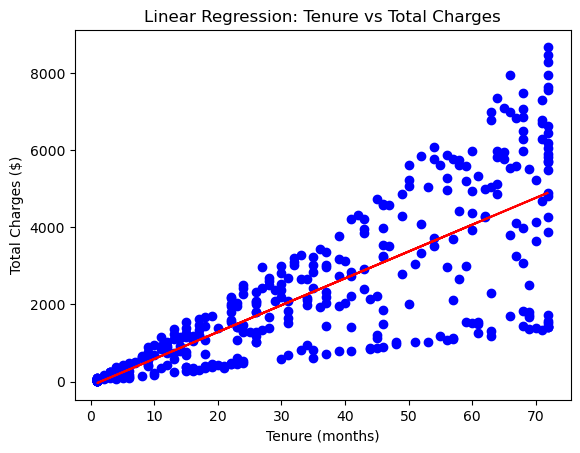
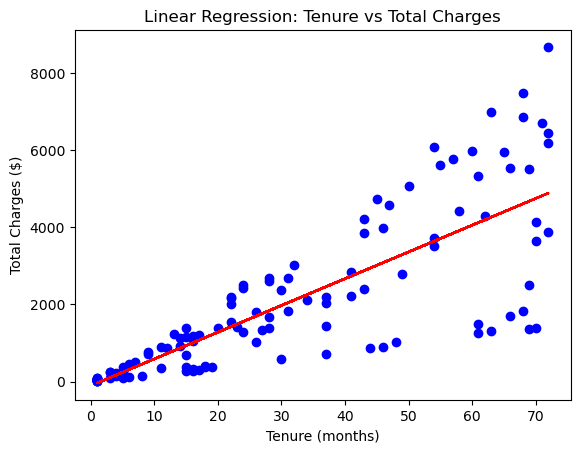
Code edit (unified diff) that turned the first committed figure into the second:
--- before
+++ after
@@ -2,4 +2,5 @@
 import pandas as pd
 from sklearn.linear_model import LinearRegression
+from sklearn.model_selection import train_test_split
 import matplotlib.pyplot as plt
 
@@ -10,18 +11,20 @@
 
 # Create X and y
-X = churn_df["tenure"].values.reshape(-1, 1)
-y = churn_df["TotalCharges"].values
+X_churn = churn_df["tenure"].values.reshape(-1, 1)
+y_churn = churn_df["TotalCharges"].values
+
+X_train_churn, X_test_churn, y_train_churn, y_test_churn = train_test_split(X_churn, y_churn, test_size=0.3, random_state=42)
 
 # Create and fit the model
-reg = LinearRegression()
-reg.fit(X, y)
+reg_churn = LinearRegression()
+reg_churn.fit(X_train_churn, y_train_churn)
 
 # Make predictions
-predictions = reg.predict(X)
-print(predictions[:5])
+y_pred_churn = reg_churn.predict(X_test_churn)
+print(y_pred_churn[:5])
 
 # Plot
-plt.scatter(X, y, color="blue")
-plt.plot(X, predictions, color="red")
+plt.scatter(X_test_churn, y_test_churn, color="blue")
+plt.plot(X_test_churn, y_pred_churn, color="red")
 plt.xlabel("Tenure (months)")
 plt.ylabel("Total Charges ($)")

Commit: Fix variable naming conflicts in KNN and linear regression cells